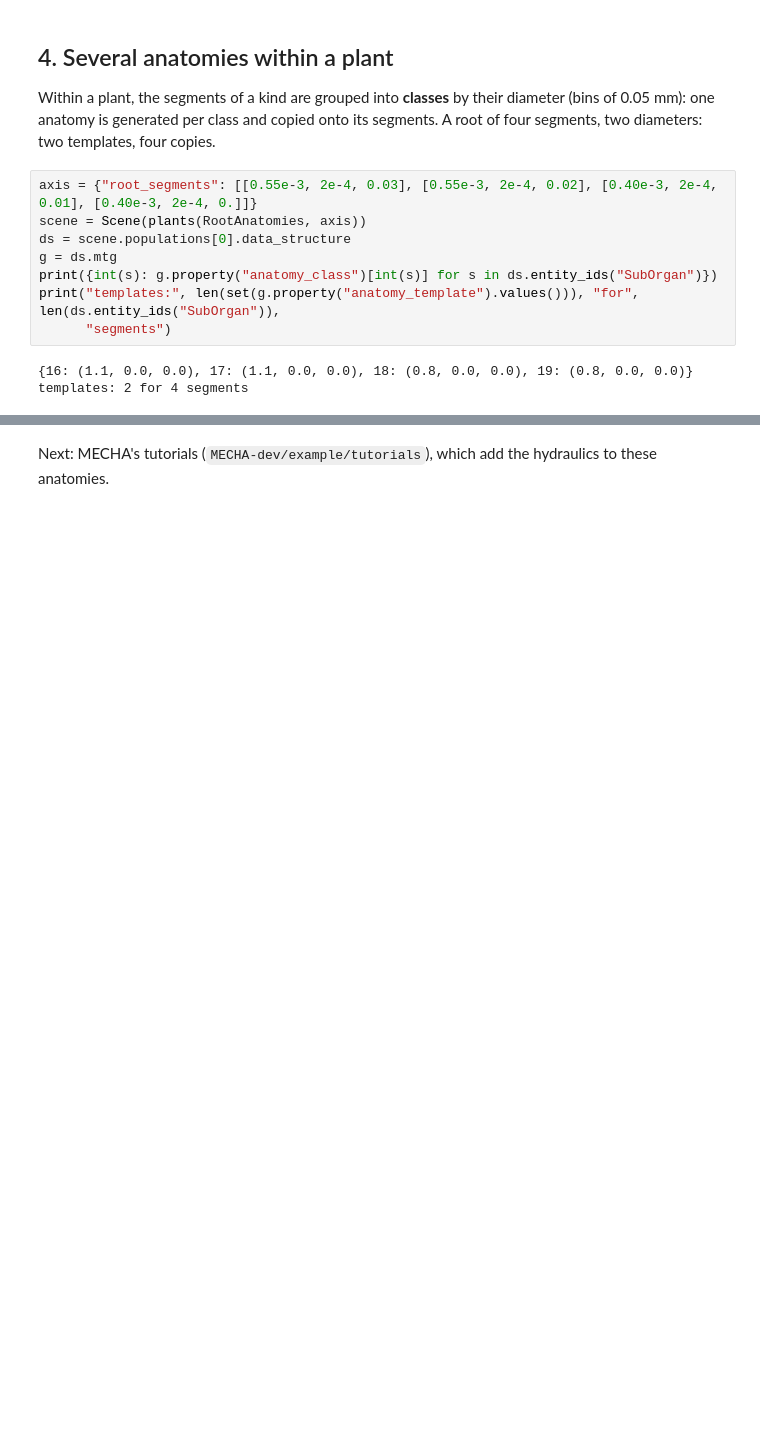
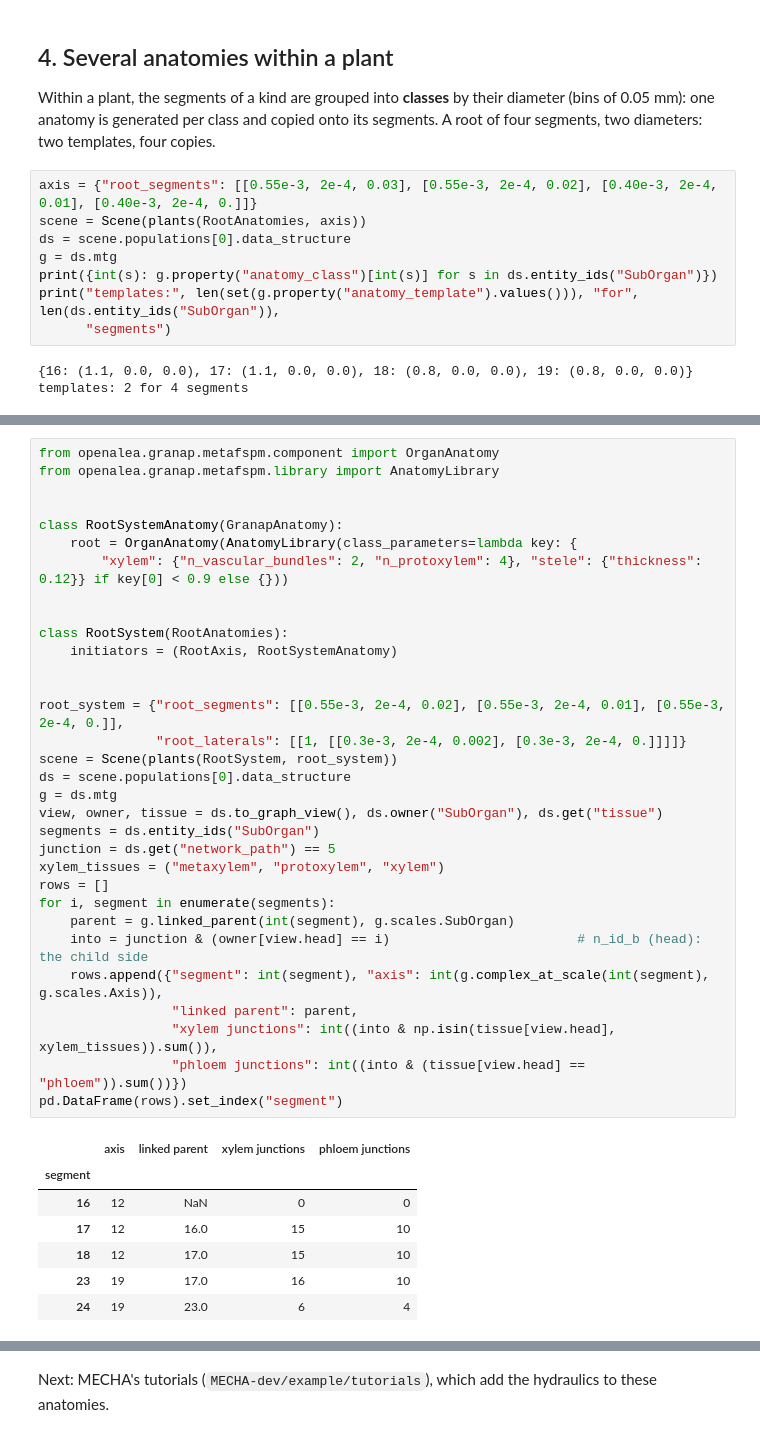
Before and after one commit to openalea-incubator/GRANAP-dev, a Jupyter notebook: example/tutorials/tutorial_metafspm_01_cross_sections.ipynb, the cells around one changed output, grey strips where cells are left out. Saved outputs shown, nothing was run; the diff lists cells and outputs as text; blank space fills up the shorter version.

```diff
--- a/example/tutorials/tutorial_metafspm_01_cross_sections.ipynb
+++ b/example/tutorials/tutorial_metafspm_01_cross_sections.ipynb
@@ -148,0 +177,40 @@ templates: 2 for 4 segments
+# %%
+from openalea.granap.metafspm.component import OrganAnatomy
+from openalea.granap.metafspm.library import AnatomyLibrary
+
+
+class RootSystemAnatomy(GranapAnatomy):
+    root = OrganAnatomy(AnatomyLibrary(class_parameters=lambda key: {
+        "xylem": {"n_vascular_bundles": 2, "n_protoxylem": 4}, "stele": {"thickness": 0.12}} if key[0] < 0.9 else {}))
+
+
+class RootSystem(RootAnatomies):
+    initiators = (RootAxis, RootSystemAnatomy)
+
+
+root_system = {"root_segments": [[0.55e-3, 2e-4, 0.02], [0.55e-3, 2e-4, 0.01], [0.55e-3, 2e-4, 0.]],
+               "root_laterals": [[1, [[0.3e-3, 2e-4, 0.002], [0.3e-3, 2e-4, 0.]]]]}
+scene = Scene(plants(RootSystem, root_system))
+ds = scene.populations[0].data_structure
+g = ds.mtg
+view, owner, tissue = ds.to_graph_view(), ds.owner("SubOrgan"), ds.get("tissue")
+segments = ds.entity_ids("SubOrgan")
+junction = ds.get("network_path") == 5
+xylem_tissues = ("metaxylem", "protoxylem", "xylem")
+rows = []
+for i, segment in enumerate(segments):
+    parent = g.linked_parent(int(segment), g.scales.SubOrgan)
+    into = junction & (owner[view.head] == i)                        # n_id_b (head): the child side
+    rows.append({"segment": int(segment), "axis": int(g.complex_at_scale(int(segment), g.scales.Axis)),
+                 "linked parent": parent,
+                 "xylem junctions": int((into & np.isin(tissue[view.head], xylem_tissues)).sum()),
+                 "phloem junctions": int((into & (tissue[view.head] == "phloem")).sum())})
+pd.DataFrame(rows).set_index("segment")
+# %% [output]
+|  | axis | linked parent | xylem junctions | phloem junctions |
+| segment |  |  |  |  |
+| 16 | 12 | NaN | 0 | 0 |
+| 17 | 12 | 16.0 | 15 | 10 |
+| 18 | 12 | 17.0 | 15 | 10 |
+| 23 | 19 | 17.0 | 16 | 10 |
+| 24 | 19 | 23.0 | 6 | 4 |
```
Also changed, not shown: parts of 7 cells of this notebook, 3 other files.
